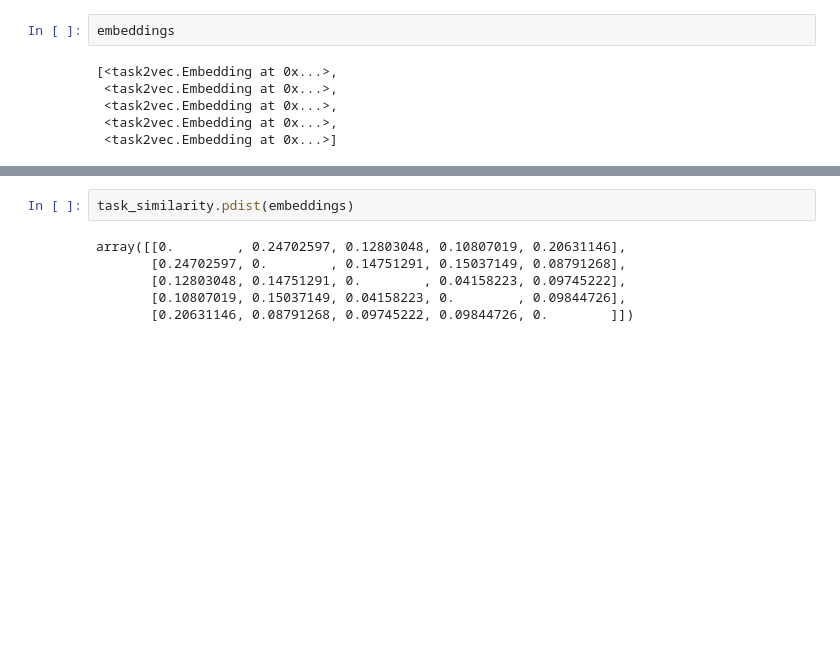
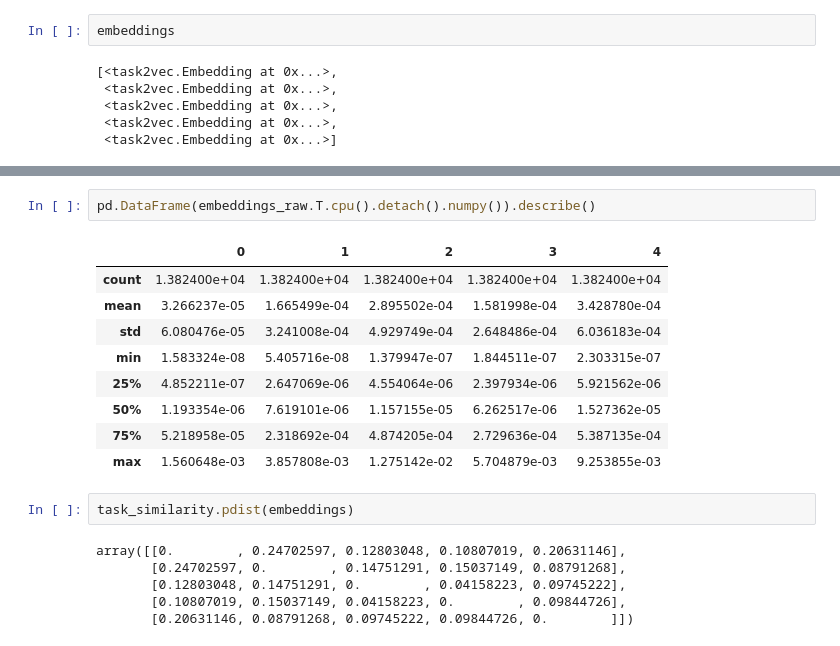
Before and after one commit to aishikhar/aws-cv-task2vec, a Jupyter notebook: embed_cifar_mnist.ipynb, the cells around one changed output, grey strips where cells are left out. Cells and saved outputs as stored; diff of their text form; blank space fills up the shorter version.

```diff
--- a/embed_cifar_mnist.ipynb
+++ b/embed_cifar_mnist.ipynb
@@ -50,3 +76,15 @@ embeddings_raw = torch.tensor([t.hessian for t in embeddings])
+# %%
+pd.DataFrame(embeddings_raw.T.cpu().detach().numpy()).describe()
+# %% [output]
+|  | 0 | 1 | 2 | 3 | 4 |
+| count | 1.382400e+04 | 1.382400e+04 | 1.382400e+04 | 1.382400e+04 | 1.382400e+04 |
+| mean | 3.266237e-05 | 1.665499e-04 | 2.895502e-04 | 1.581998e-04 | 3.428780e-04 |
+| std | 6.080476e-05 | 3.241008e-04 | 4.929749e-04 | 2.648486e-04 | 6.036183e-04 |
+| min | 1.583324e-08 | 5.405716e-08 | 1.379947e-07 | 1.844511e-07 | 2.303315e-07 |
+| 25% | 4.852211e-07 | 2.647069e-06 | 4.554064e-06 | 2.397934e-06 | 5.921562e-06 |
+| 50% | 1.193354e-06 | 7.619101e-06 | 1.157155e-05 | 6.262517e-06 | 1.527362e-05 |
+| 75% | 5.218958e-05 | 2.318692e-04 | 4.874205e-04 | 2.729636e-04 | 5.387135e-04 |
+| max | 1.560648e-03 | 3.857808e-03 | 1.275142e-02 | 5.704879e-03 | 9.253855e-03 |
 # %%
 task_similarity.pdist(embeddings)
 # %% [output]
```
Also changed, not shown: parts of 3 cells of this notebook, 1 other file.
